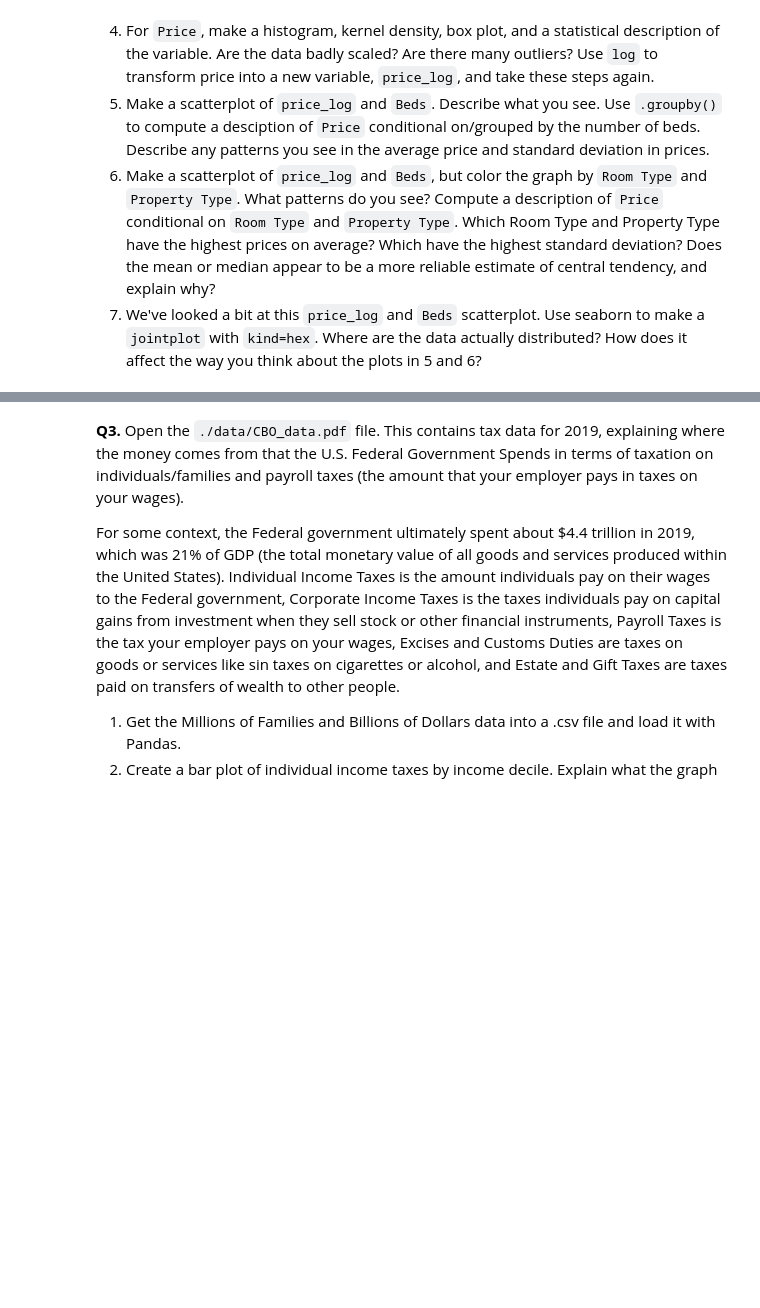
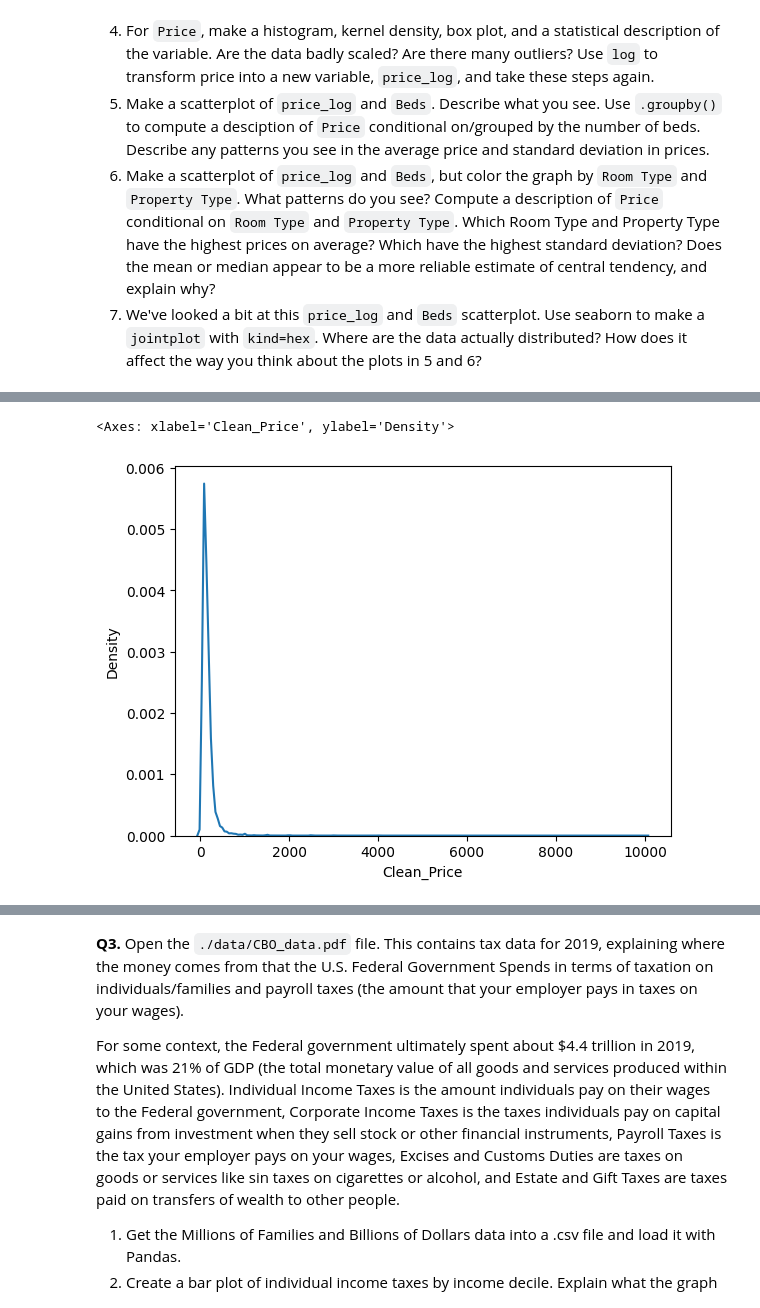
Before and after one commit to Kianjputnam/visualization, a Jupyter notebook: assignment/assignment.ipynb, the cells around one changed output, grey strips where cells are left out. Drawn from its saved outputs; the diff is of its cells as text; code cells hidden in the pictures; blank space fills up the shorter version.

```diff
--- a/assignment/assignment.ipynb
+++ b/assignment/assignment.ipynb
@@ -118,0 +191,5 @@ Name: grad_100_value, dtype: float64
+# %%
+sns.kdeplot(data=airb,x='Clean_Price')
+# %% [output]
+<Axes: xlabel='Clean_Price', ylabel='Density'>
+[figure, added]
```
Also changed, not shown: parts of 15 cells of this notebook.
